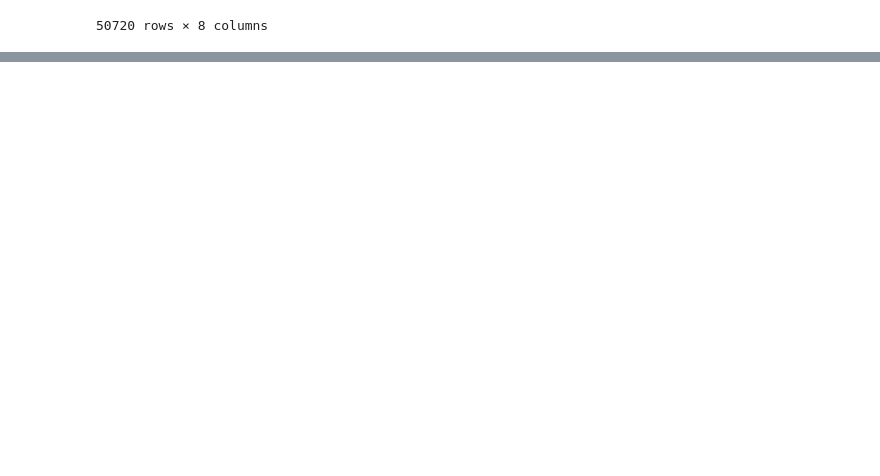
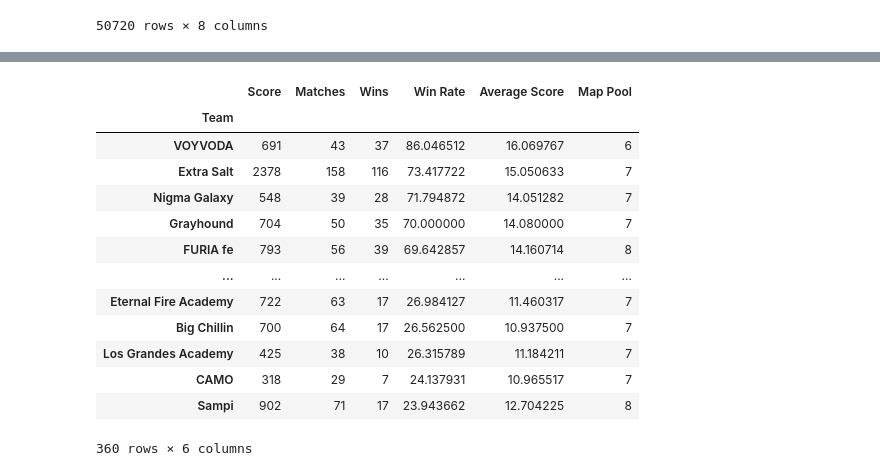
Before and after one commit to gitex/hltv_notebook, a Jupyter notebook: notebooks/matches/2_rebuild.ipynb, the cells around one changed output, grey strips where cells are left out. Drawn from its saved outputs; the diff is of its cells as text; code cells hidden in the pictures; blank space fills up the shorter version.

```diff
--- a/notebooks/matches/2_rebuild.ipynb
+++ b/notebooks/matches/2_rebuild.ipynb
@@ -72,0 +68,40 @@ sum_teams[sum_teams['Matches']> 15].sort_values('Winrate', ascending=False)
+# %%
+import pandas as pd
+
+# Calculate the total score, number of matches, win rate, and map pool for each team
+team_scores = df.groupby('Team')['Score'].sum()
+team_matches = df.groupby('Team').size()
+team_wins = df.groupby('Team')['Is Winner'].sum()
+team_win_rate = (team_wins / team_matches) * 100
+team_map_pool = df.groupby('Team')['Map'].nunique()
+team_average_score = team_scores / team_matches
+
+
+# Create a DataFrame with the calculated values
+team_summary = pd.DataFrame({
+    'Score': team_scores,
+    'Matches': team_matches,
+    'Wins': team_wins,
+    'Win Rate': team_win_rate,
+    'Average Score': team_average_score,
+    'Map Pool': team_map_pool,
+})
+
+# Filter out teams with less than 40 matches and sort by win rate in descending order
+team_summary = team_summary[team_summary['Matches'] > 25].sort_values('Win Rate', ascending=False)
+team_summary
+# %% [output]
+|  | Score | Matches | Wins | Win Rate | Average Score | Map Pool |
+| Team |  |  |  |  |  |  |
+| VOYVODA | 691 | 43 | 37 | 86.046512 | 16.069767 | 6 |
+| Extra Salt | 2378 | 158 | 116 | 73.417722 | 15.050633 | 7 |
+| Nigma Galaxy | 548 | 39 | 28 | 71.794872 | 14.051282 | 7 |
+| Grayhound | 704 | 50 | 35 | 70.000000 | 14.080000 | 7 |
+| FURIA fe | 793 | 56 | 39 | 69.642857 | 14.160714 | 8 |
+| ... | ... | ... | ... | ... | ... | ... |
+| Eternal Fire Academy | 722 | 63 | 17 | 26.984127 | 11.460317 | 7 |
+| Big Chillin | 700 | 64 | 17 | 26.562500 | 10.937500 | 7 |
+| Los Grandes Academy | 425 | 38 | 10 | 26.315789 | 11.184211 | 7 |
+| CAMO | 318 | 29 | 7 | 24.137931 | 10.965517 | 7 |
+| Sampi | 902 | 71 | 17 | 23.943662 | 12.704225 | 8 |
+360 rows × 6 columns
```
Also changed, not shown: parts of 12 cells of this notebook, 9 other files.
